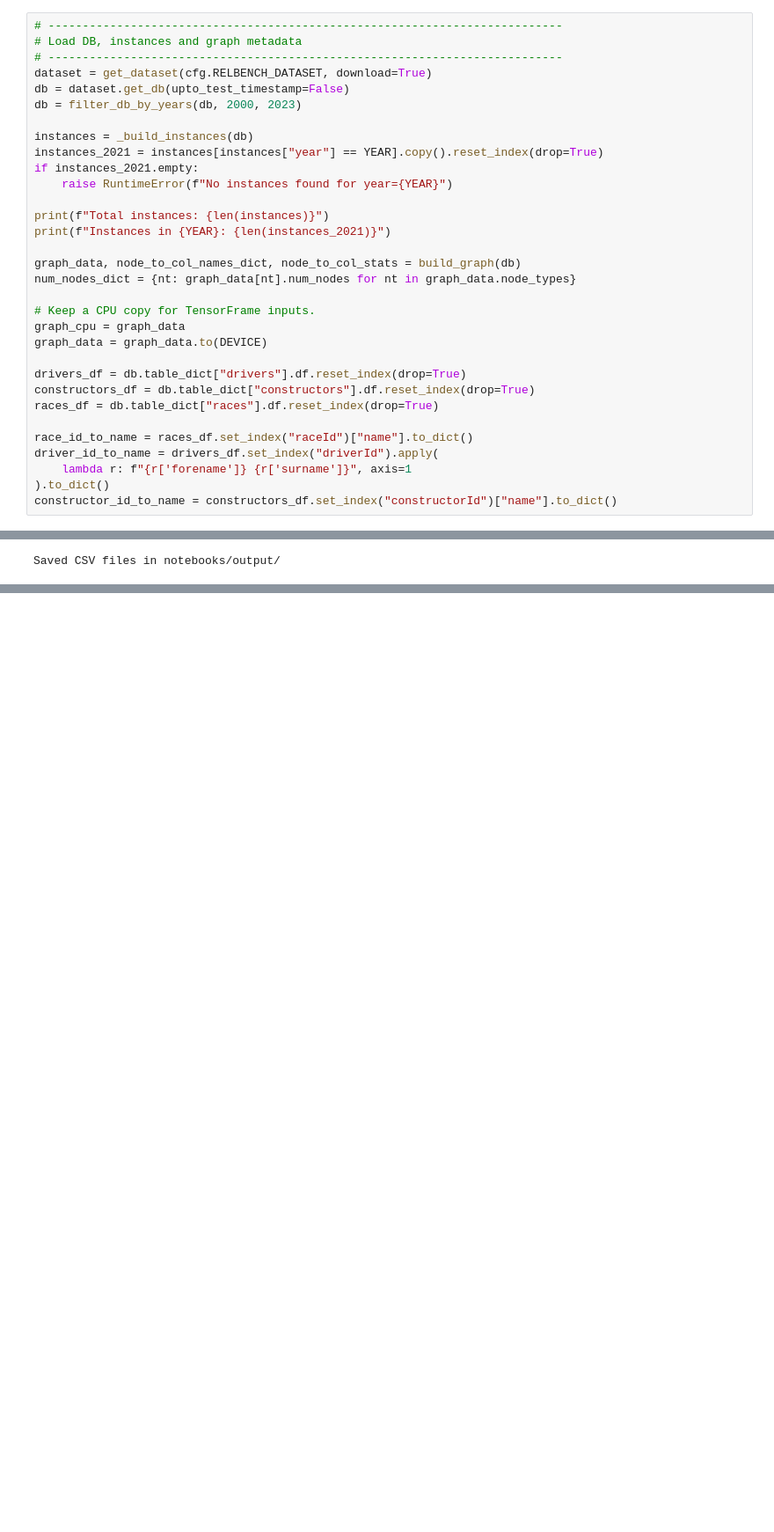
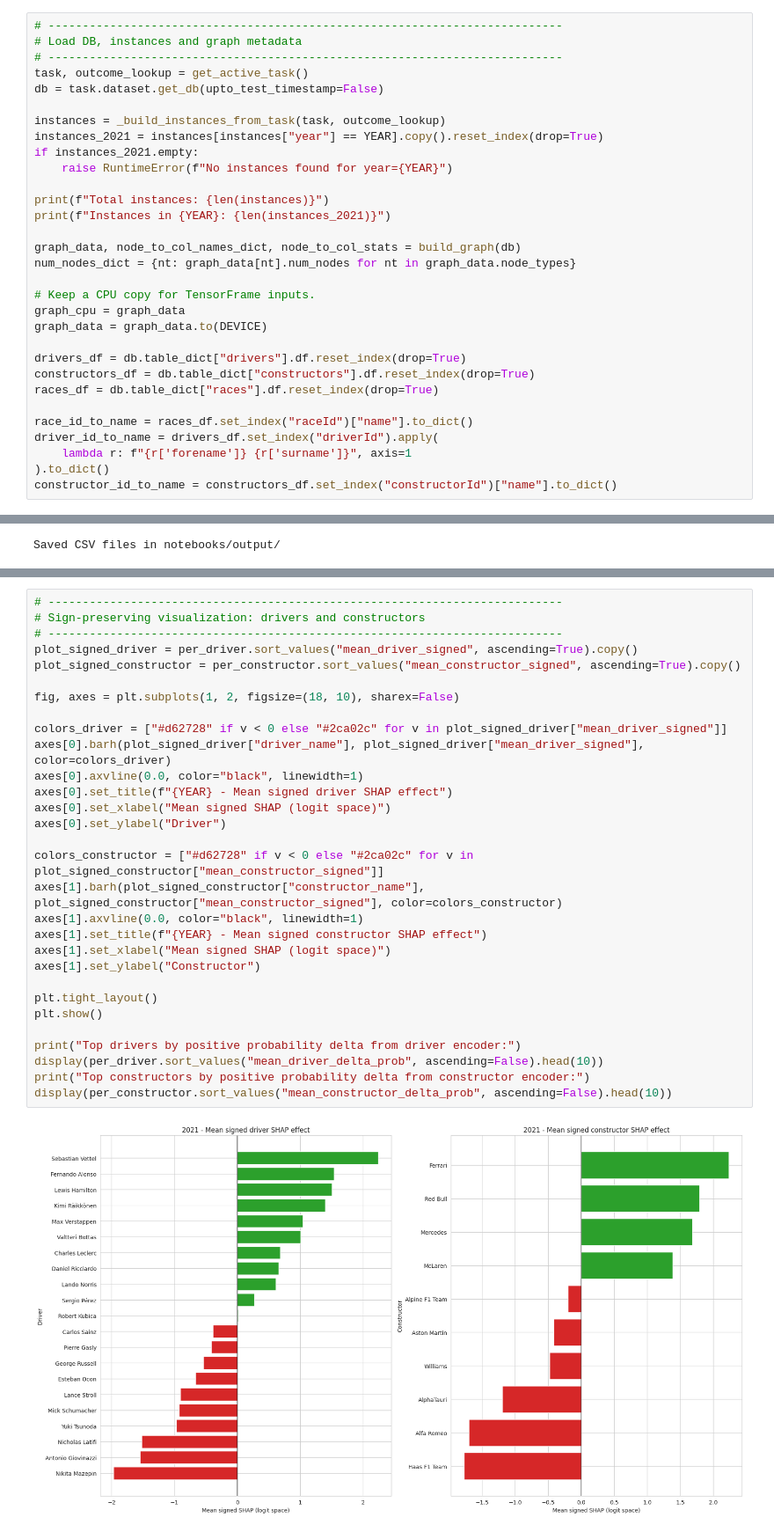
Before and after one commit to AntonioNvs/ortogonal-representation, a Jupyter notebook: notebooks/shap_encoder_importance_2021.ipynb, the cells around one changed output, grey strips where cells are left out. Shown at 88% size. Cells and saved outputs as stored; diff of their text form; blank space fills up the shorter version.

```diff
--- a/notebooks/shap_encoder_importance_2021.ipynb
+++ b/notebooks/shap_encoder_importance_2021.ipynb
@@ -55,11 +54,10 @@ Using device: cuda
 # ---------------------------------------------------------------------------
 # Load DB, instances and graph metadata
 # ---------------------------------------------------------------------------
-dataset = get_dataset(cfg.RELBENCH_DATASET, download=True)
-db = dataset.get_db(upto_test_timestamp=False)
-db = filter_db_by_years(db, 2000, 2023)
+task, outcome_lookup = get_active_task()
+db = task.dataset.get_db(upto_test_timestamp=False)
 
-instances = _build_instances(db)
+instances = _build_instances_from_task(task, outcome_lookup)
 instances_2021 = instances[instances["year"] == YEAR].copy().reset_index(drop=True)
 if instances_2021.empty:
     raise RuntimeError(f"No instances found for year={YEAR}")
@@ -435,0 +591,32 @@ Saved CSV files in notebooks/output/
+# %%
+# ---------------------------------------------------------------------------
+# Sign-preserving visualization: drivers and constructors
+# ---------------------------------------------------------------------------
+plot_signed_driver = per_driver.sort_values("mean_driver_signed", ascending=True).copy()
+plot_signed_constructor = per_constructor.sort_values("mean_constructor_signed", ascending=True).copy()
+
+fig, axes = plt.subplots(1, 2, figsize=(18, 10), sharex=False)
+
+colors_driver = ["#d62728" if v < 0 else "#2ca02c" for v in plot_signed_driver["mean_driver_signed"]]
+axes[0].barh(plot_signed_driver["driver_name"], plot_signed_driver["mean_driver_signed"], color=colors_driver)
+axes[0].axvline(0.0, color="black", linewidth=1)
+axes[0].set_title(f"{YEAR} - Mean signed driver SHAP effect")
+axes[0].set_xlabel("Mean signed SHAP (logit space)")
+axes[0].set_ylabel("Driver")
+
+colors_constructor = ["#d62728" if v < 0 else "#2ca02c" for v in plot_signed_constructor["mean_constructor_signed"]]
+axes[1].barh(plot_signed_constructor["constructor_name"], plot_signed_constructor["mean_constructor_signed"], color=colors_constructor)
+axes[1].axvline(0.0, color="black", linewidth=1)
+axes[1].set_title(f"{YEAR} - Mean signed constructor SHAP effect")
+axes[1].set_xlabel("Mean signed SHAP (logit space)")
+axes[1].set_ylabel("Constructor")
+
+plt.tight_layout()
+plt.show()
+
+print("Top drivers by positive probability delta from driver encoder:")
+display(per_driver.sort_values("mean_driver_delta_prob", ascending=False).head(10))
+print("Top constructors by positive probability delta from constructor encoder:")
+display(per_constructor.sort_values("mean_constructor_delta_prob", ascending=False).head(10))
+# %% [output]
+[figure, added]
```
Also changed, not shown: parts of 7 cells of this notebook, 37 other files.
